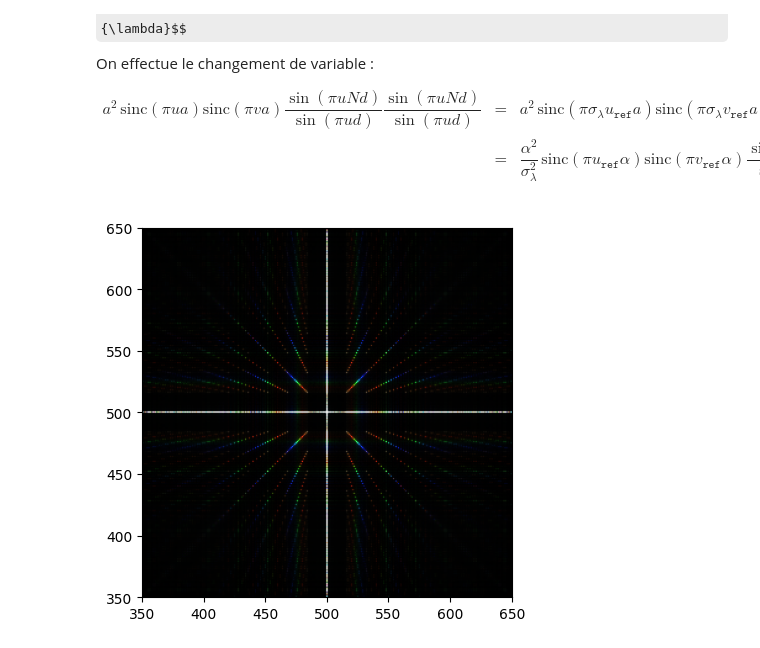
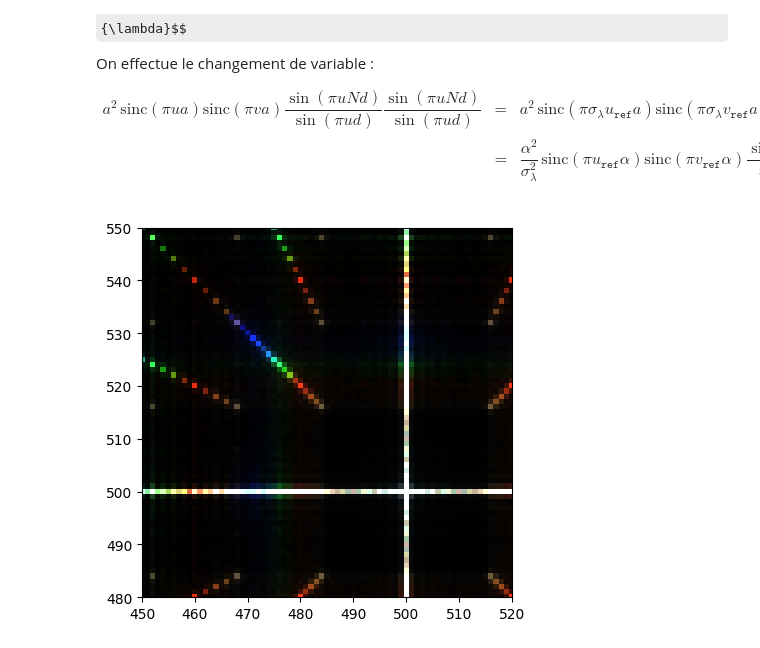
Before and after one commit to fouakh/PM102, a Jupyter notebook: TP3.ipynb, the cells around one changed output. Saved outputs shown, nothing was run; the diff lists cells and outputs as text; code cells hidden in the pictures; some formulas as TeX source.

```diff
--- a/TP3.ipynb
+++ b/TP3.ipynb
@@ -295,11 +306,11 @@ Green_Img = Green_Img.astype(int)
 # %%
 RGB_Image = np.stack([Red_Img, Green_Img, Blue_Img], axis=-1)
 RGB_Image = np.clip(RGB_Image, 0, 255)
 
 plt.imshow(RGB_Image)
-plt.xlim([350, 650])
-plt.ylim([350, 650])
+plt.xlim([450, 520])
+plt.ylim([480, 550])
 
 plt.show()
 # %% [output]
-[figure, old version]
+[figure, new version]
```
Also changed, not shown: parts of 3 cells of this notebook, 2 other files.
